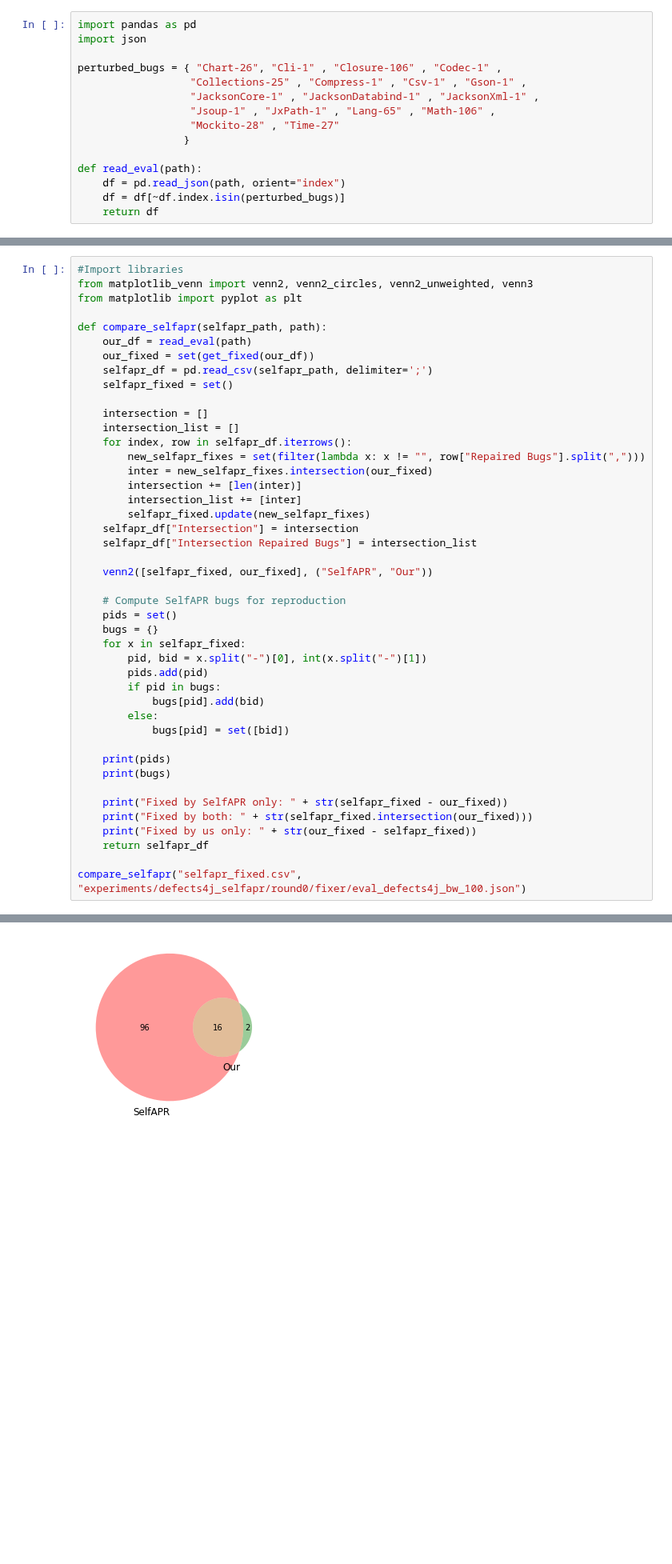
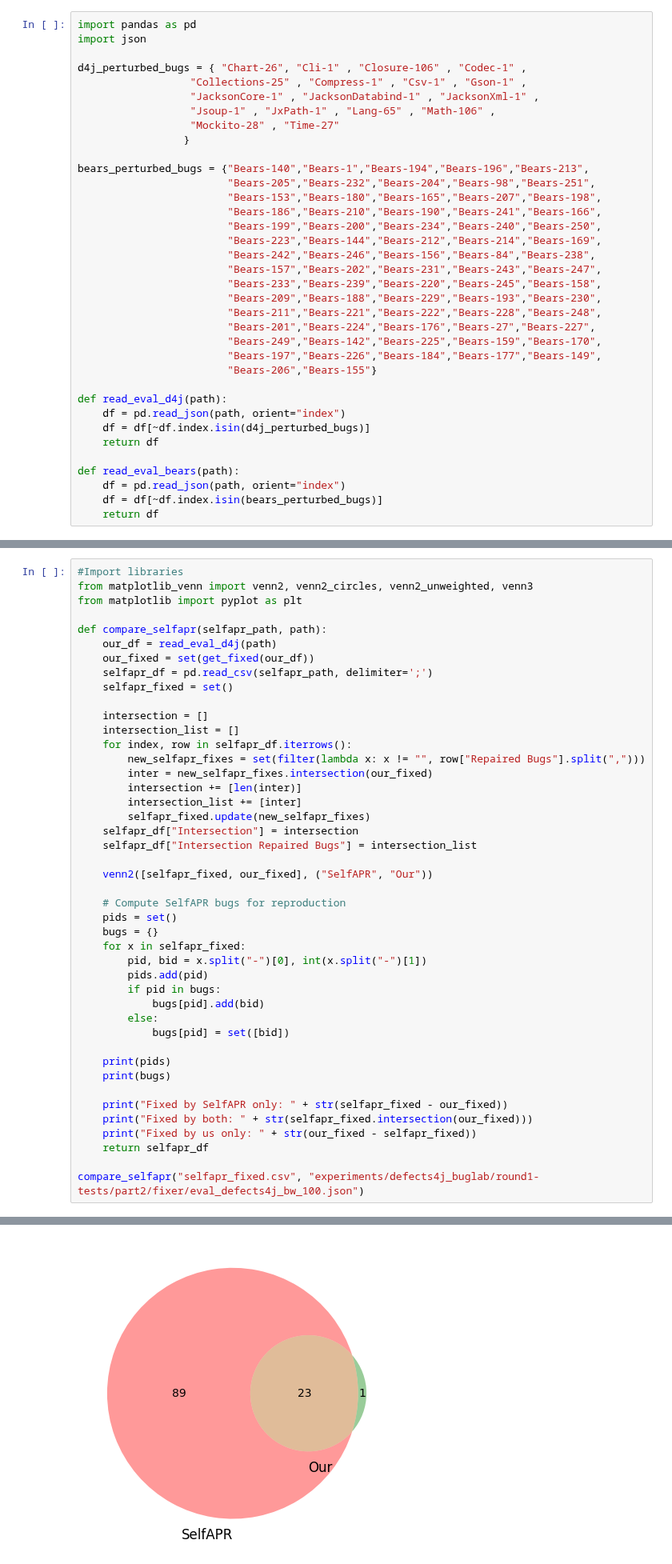
Before and after one commit to andre15silva/mufin, a Jupyter notebook: models_analysis.ipynb, the cells around one changed output, grey strips where cells are left out. Shown at 80% size. Saved outputs shown, nothing was run; the diff lists cells and outputs as text; blank space fills up the shorter version.

```diff
--- a/models_analysis.ipynb
+++ b/models_analysis.ipynb
@@ -2,17 +2,38 @@
 import pandas as pd
 import json
 
-perturbed_bugs = { "Chart-26", "Cli-1" , "Closure-106" , "Codec-1" ,
+d4j_perturbed_bugs = { "Chart-26", "Cli-1" , "Closure-106" , "Codec-1" ,
                   "Collections-25" , "Compress-1" , "Csv-1" , "Gson-1" ,
                   "JacksonCore-1" , "JacksonDatabind-1" , "JacksonXml-1" ,
                   "Jsoup-1" , "JxPath-1" , "Lang-65" , "Math-106" ,
                   "Mockito-28" , "Time-27"
                  }
 
-def read_eval(path):
+bears_perturbed_bugs = {"Bears-140","Bears-1","Bears-194","Bears-196","Bears-213",
+                        "Bears-205","Bears-232","Bears-204","Bears-98","Bears-251",
+                        "Bears-153","Bears-180","Bears-165","Bears-207","Bears-198",
+                        "Bears-186","Bears-210","Bears-190","Bears-241","Bears-166",
+                        "Bears-199","Bears-200","Bears-234","Bears-240","Bears-250",
+                        "Bears-223","Bears-144","Bears-212","Bears-214","Bears-169",
+                        "Bears-242","Bears-246","Bears-156","Bears-84","Bears-238",
+                        "Bears-157","Bears-202","Bears-231","Bears-243","Bears-247",
+                        "Bears-233","Bears-239","Bears-220","Bears-245","Bears-158",
+                        "Bears-209","Bears-188","Bears-229","Bears-193","Bears-230",
+                        "Bears-211","Bears-221","Bears-222","Bears-228","Bears-248",
+                        "Bears-201","Bears-224","Bears-176","Bears-27","Bears-227",
+                        "Bears-249","Bears-142","Bears-225","Bears-159","Bears-170",
+                        "Bears-197","Bears-226","Bears-184","Bears-177","Bears-149",
+                        "Bears-206","Bears-155"}
+
+def read_eval_d4j(path):
     df = pd.read_json(path, orient="index")
-    df = df[~df.index.isin(perturbed_bugs)]
+    df = df[~df.index.isin(d4j_perturbed_bugs)]
     return df
+
+def read_eval_bears(path):
+    df = pd.read_json(path, orient="index")
+    df = df[~df.index.isin(bears_perturbed_bugs)]
+    return df
 # %%
 def get_number_compile(df):
     count = 0
@@ -80,7 +101,7 @@ from matplotlib_venn import venn2, venn2_circles, venn2_unweighted, venn3
 from matplotlib import pyplot as plt
 
 def compare_selfapr(selfapr_path, path):
-    our_df = read_eval(path)
+    our_df = read_eval_d4j(path)
     our_fixed = set(get_fixed(our_df))
     selfapr_df = pd.read_csv(selfapr_path, delimiter=';')
     selfapr_fixed = set()
@@ -117,5 +138,5 @@ def compare_selfapr(selfapr_path, path):
     print("Fixed by us only: " + str(our_fixed - selfapr_fixed))
     return selfapr_df
 
-compare_selfapr("selfapr_fixed.csv", "experiments/defects4j_selfapr/round0/fixer/eval_defects4j_bw_100.json")
+compare_selfapr("selfapr_fixed.csv", "experiments/defects4j_buglab/round1-tests/part2/fixer/eval_defects4j_bw_100.json")
 # %% [output]
@@ -142,6 +163,6 @@ Fixed by us only: {'Cli-32', 'JacksonDatabind-83'}
 | 14 | P15 unwrap a statement | wrap statements | 5 | Chart-4,JacksonDatabind-49,Lang-5... | 0 | {} |
 | 15 | P16 remove a block | add a block | 9 | Cli-5,Compress-30,Compress-33,Jac... | 0 | {} |
-[figure, old version]
+[figure, new version]
 # %%
 entries = []
 
```
Also changed, not shown: parts of 3 cells of this notebook.
